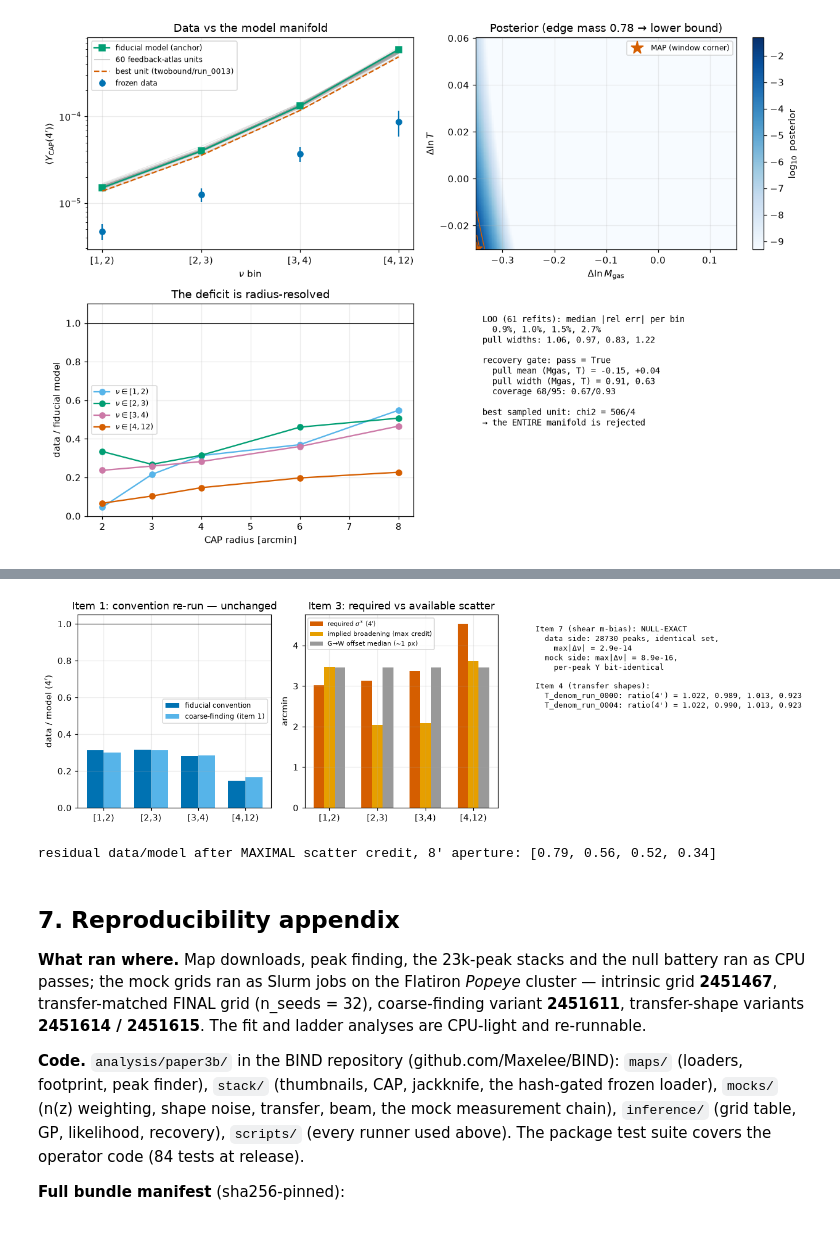
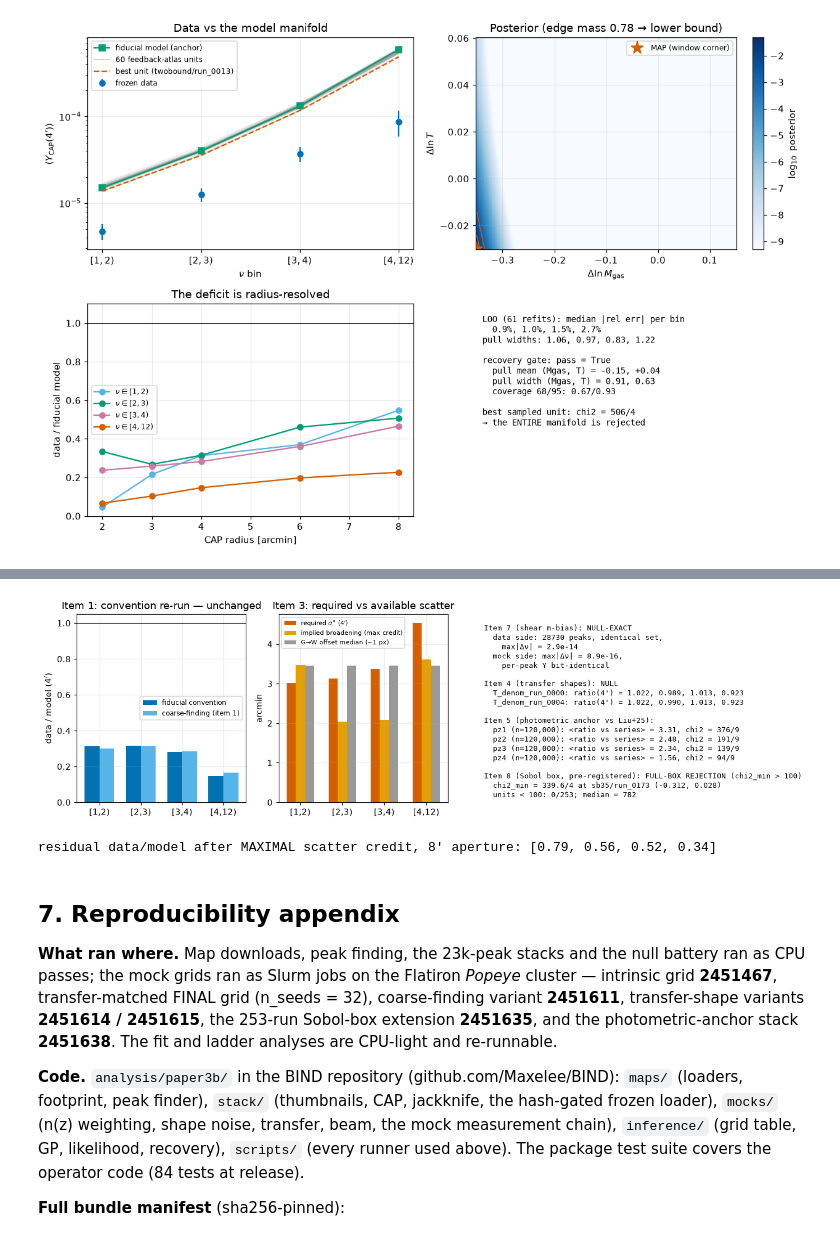
Before and after one commit to Maxelee/BIND, a Jupyter notebook: analysis/paper3b/notebooks/paperB_walkthrough.ipynb, the cells around one changed output, grey strips where cells are left out. Cells and saved outputs as stored; diff of their text form; code cells hidden in the pictures.

```diff
--- a/analysis/paper3b/notebooks/paperB_walkthrough.ipynb
+++ b/analysis/paper3b/notebooks/paperB_walkthrough.ipynb
@@ -514,35 +543,55 @@ gw = [ps["glimpse_to_wiener_offsets"][k]["median_arcmin"]
 fig, axes = plt.subplots(1, 3, figsize=(12.5, 3.8))
 x = np.arange(4)
 axes[0].bar(x - 0.18, r_fid, 0.36, color=OI["blue"], label="fiducial convention")
 axes[0].bar(x + 0.18, r_pg, 0.36, color=OI["sky"], label="coarse-finding (item 1)")
 axes[0].axhline(1, color="k", lw=0.7)
 axes[0].set(xticks=x, xticklabels=labels, ylabel="data / model (4$'$)",
             title="Item 1: convention re-run — unchanged")
 axes[0].legend(fontsize=8)
 axes[1].bar(x - 0.22, req, 0.22, color=OI["red"], label=r"required $\sigma^*$ (4$'$)")
 axes[1].bar(x, impl, 0.22, color=OI["orange"], label="implied broadening (max credit)")
 axes[1].bar(x + 0.22, gw, 0.22, color=OI["grey"], label="G→W offset median (~1 px)")
 axes[1].set(xticks=x, xticklabels=labels, ylabel="arcmin",
             title="Item 3: required vs available scatter")
 axes[1].legend(fontsize=7)
 mtxt = (f"Item 7 (shear m-bias): NULL-EXACT\n"
         f"  data side: {mb['data_side']['n_peaks']} peaks, identical set,\n"
         f"    max|Δν| = {mb['data_side']['max_abs_delta_nu']:.1e}\n"
         f"  mock side: max|Δν| = {mb['model_side']['max_abs_delta_nu']:.1e},\n"
-        f"    per-peak Y bit-identical\n\nItem 4 (transfer shapes):\n")
+        f"    per-peak Y bit-identical\n\nItem 4 (transfer shapes): NULL\n")
 for name, v in mv["variants"].items():
     mtxt += (f"  {name}: ratio(4') = "
              + ", ".join(f"{r:.3f}" for r in v["ratio_4am"]) + "\n"
              if v.get("status") == "ok" else f"  {name}: grids running\n")
+try:
+    pa = load("wp5_inference/photo_anchor/photo_anchor_summary.json")
+    mtxt += "\nItem 5 (photometric anchor vs Liu+25):\n"
+    for k, r in pa["bins"].items():
+        if "ratio_to_liu_series" in r:
+            mtxt += (f"  {k} (n={r['n_stacked']:,}): "
+                     f"<ratio vs series> = "
+                     f"{np.mean(r['ratio_to_liu_series']):.2f}, "
+                     f"chi2 = {r['chi2_vs_liu_series']:.0f}/9\n")
+except (KeyError, FileNotFoundError):
+    mtxt += "\nItem 5 (photometric anchor): measurement in progress\n"
+try:
+    sv = load("wp4_mocks/sobol/b5_sobol_verdict.json")
+    mtxt += (f"\nItem 8 (Sobol box, pre-registered): {sv['verdict']}\n"
+             f"  chi2_min = {sv['chi2_min']:.1f}/4 at {sv['chi2_min_at']}"
+             f" {tuple(round(c,3) for c in sv['chi2_min_coords'])}\n"
+             f"  units < 100: {sv['n_below_100']}/{sv['n_units']};"
+             f" median = {sv['chi2_median']:.0f}\n")
+except (KeyError, FileNotFoundError):
+    mtxt += "\nItem 8 (Sobol box): grids running\n"
 axes[2].text(0.02, 0.95, mtxt, va="top", family="monospace", fontsize=8.5)
 axes[2].axis("off")
 fig.tight_layout(); fig.savefig(FIG / "fig6_ladder.png", bbox_inches="tight")
 plt.show()
 print("residual data/model after MAXIMAL scatter credit, 8' aperture:",
       [round(ps["bins"][k]["residual_ratio_after_full_credit_per_radius"][-1], 2)
        for k in ps["bins"]])
 # %% [output]
-[figure, old version]
+[figure, new version]
 residual data/model after MAXIMAL scatter credit, 8' aperture: [0.79, 0.56, 0.52, 0.34]
 # %% [markdown]
 ## 7. Reproducibility appendix
@@ -551,8 +600,9 @@ residual data/model after MAXIMAL scatter credit, 8' aperture: [0.79, 0.56, 0.52
 the null battery ran as CPU passes; the mock grids ran as Slurm jobs on the
 Flatiron *Popeye* cluster — intrinsic grid **2451467**, transfer-matched
 FINAL grid (n_seeds = 32), coarse-finding variant **2451611**,
-transfer-shape variants **2451614 / 2451615**. The fit and ladder analyses
-are CPU-light and re-runnable.
+transfer-shape variants **2451614 / 2451615**, the 253-run Sobol-box
+extension **2451635**, and the photometric-anchor stack **2451638**. The
+fit and ladder analyses are CPU-light and re-runnable.
 
 **Code.** `analysis/paper3b/` in the BIND repository
 (github.com/Maxelee/BIND): `maps/` (loaders, footprint, peak finder),
```
Also changed, not shown: parts of 3 cells of this notebook, 3 other files.
